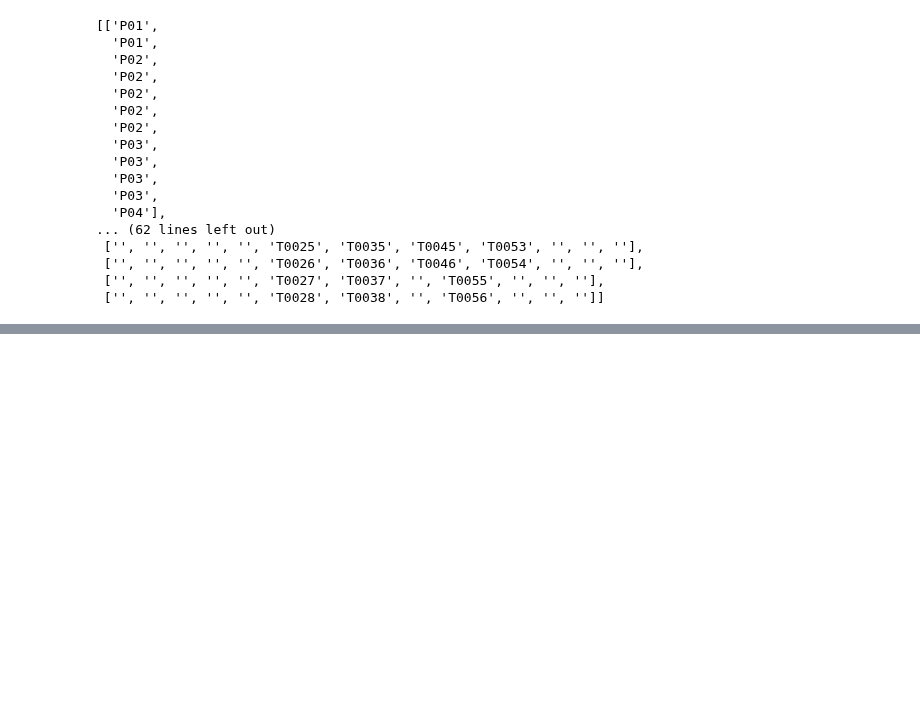
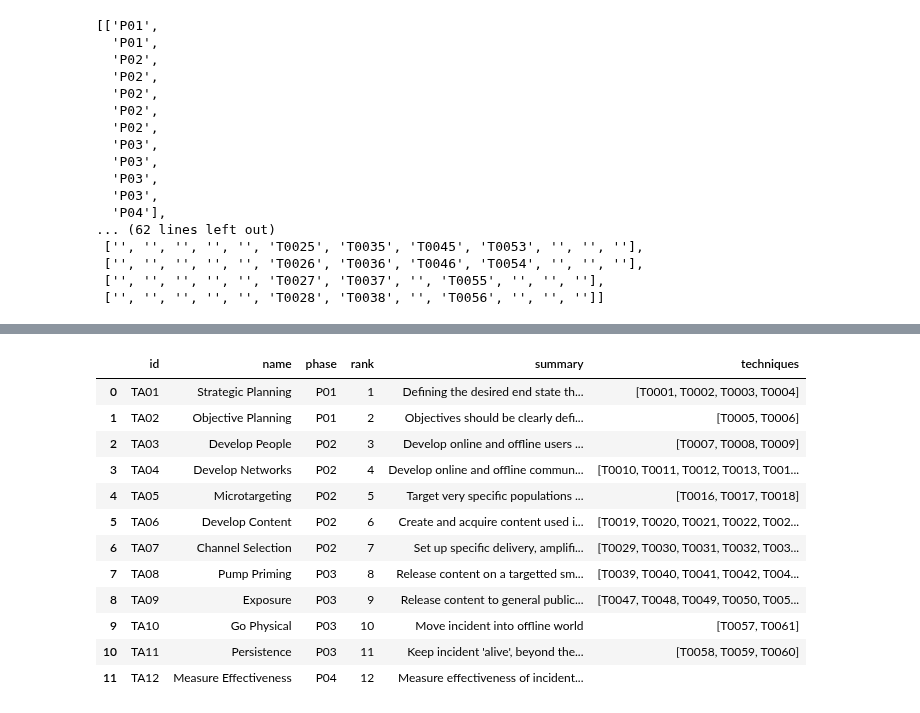
Before and after one commit to misinfosecproject/amitt_framework, a Jupyter notebook: generating_code/archived/AMITT_generate_metadata_pages.ipynb, the cells around one changed output, grey strips where cells are left out. Drawn from its saved outputs; the diff is of its cells as text; code cells hidden in the pictures; blank space fills up the shorter version.

```diff
--- a/generating_code/AMITT_generate_metadata_pages.ipynb
+++ b/generating_code/archived/AMITT_generate_metadata_pages.ipynb
@@ -410,0 +390,16 @@ it
+# %%
+tactics
+# %% [output]
+|  | id | name | phase | rank | summary | techniques |
+| 0 | TA01 | Strategic Planning | P01 | 1 | Defining the desired end state th... | [T0001, T0002, T0003, T0004] |
+| 1 | TA02 | Objective Planning | P01 | 2 | Objectives should be clearly defi... | [T0005, T0006] |
+| 2 | TA03 | Develop People | P02 | 3 | Develop online and offline users ... | [T0007, T0008, T0009] |
+| 3 | TA04 | Develop Networks | P02 | 4 | Develop online and offline commun... | [T0010, T0011, T0012, T0013, T001... |
+| 4 | TA05 | Microtargeting | P02 | 5 | Target very specific populations ... | [T0016, T0017, T0018] |
+| 5 | TA06 | Develop Content | P02 | 6 | Create and acquire content used i... | [T0019, T0020, T0021, T0022, T002... |
+| 6 | TA07 | Channel Selection | P02 | 7 | Set up specific delivery, amplifi... | [T0029, T0030, T0031, T0032, T003... |
+| 7 | TA08 | Pump Priming | P03 | 8 | Release content on a targetted sm... | [T0039, T0040, T0041, T0042, T004... |
+| 8 | TA09 | Exposure | P03 | 9 | Release content to general public... | [T0047, T0048, T0049, T0050, T005... |
+| 9 | TA10 | Go Physical | P03 | 10 | Move incident into offline world | [T0057, T0061] |
+| 10 | TA11 | Persistence | P03 | 11 | Keep incident 'alive', beyond the... | [T0058, T0059, T0060] |
+| 11 | TA12 | Measure Effectiveness | P04 | 12 | Measure effectiveness of incident... |  |
```
Also changed, not shown: parts of 1 cell of this notebook, 8 other files.
